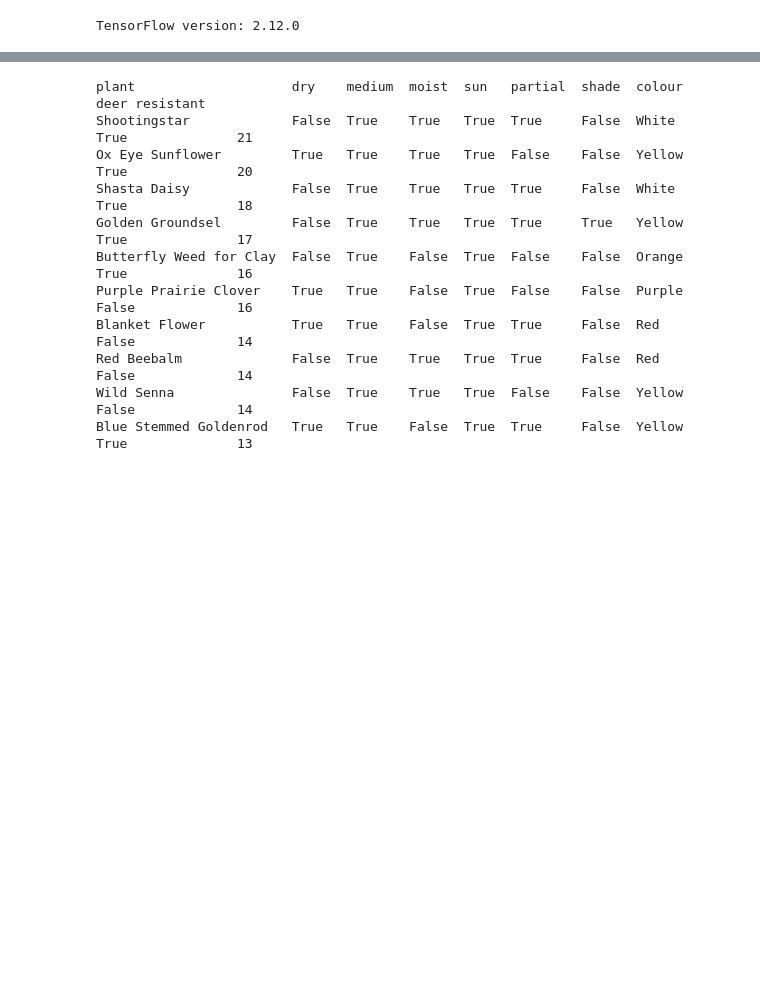
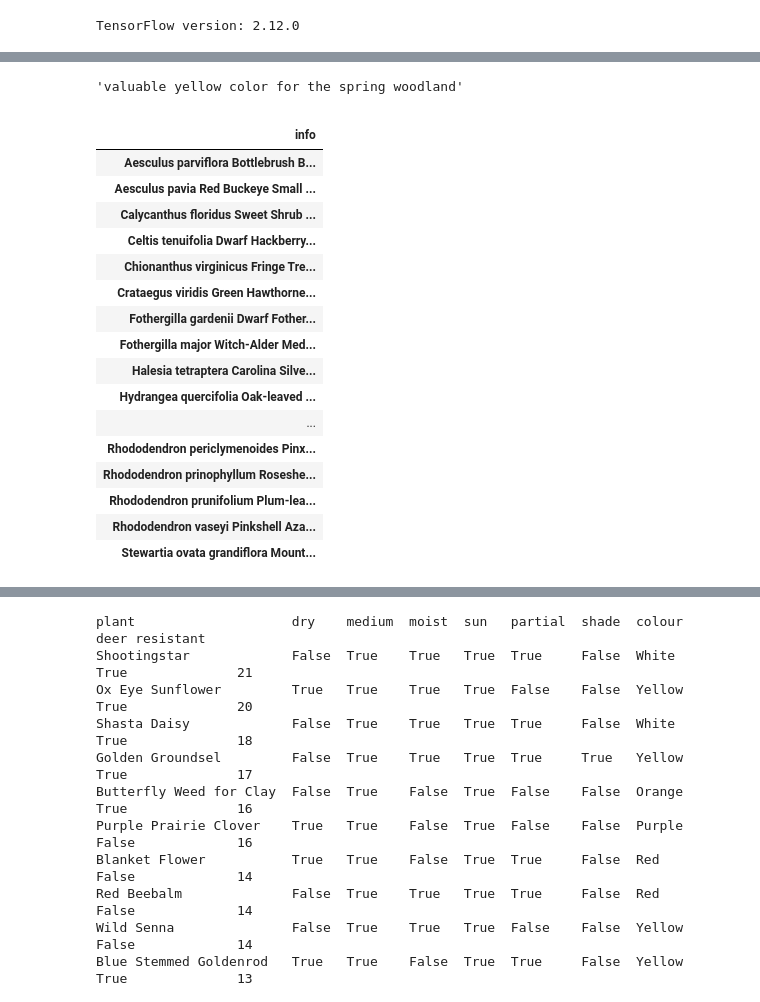
Before and after one commit to EHopper/garden_planner, a Jupyter notebook: garden_plan_tf.ipynb, the cells around one changed output, grey strips where cells are left out. Cells and saved outputs as stored; diff of their text form; code cells hidden in the pictures; blank space fills up the shorter version.

Commit message:
load in data from catskill native nursery

```diff
--- a/garden_plan_tf.ipynb
+++ b/garden_plan_tf.ipynb
@@ -26,0 +187,2 @@ TensorFlow version: 2.12.0
+# %%
+df = load_cnn_data()
@@ -27 +215,28 @@ TensorFlow version: 2.12.0
+# %%
+s = "Viola pubescens Downy Yellow Violet Clumper (1') Moist; Part sun/Shade Valuable yellow color for the spring woodland"
+pull_arbitrary_pattern(r'(?:\) (?:[a-z/;]* ){2})(?:.*(?:moist|dry|shade|sun))?;?(.*)', s)
+# %% [output]
+'valuable yellow color for the spring woodland'
+# %%
+s = "Chionanthus virginicus Fringe Tree Small tree (20') SE NA Spring flowers; Summer berries"
+df[if_native == False].groupby('info').count()
+# %% [output]
+|  |
+| info |
+| Aesculus parviflora Bottlebrush B... |
+| Aesculus pavia Red Buckeye Small ... |
+| Calycanthus floridus Sweet Shrub ... |
+| Celtis tenuifolia Dwarf Hackberry... |
+| Chionanthus virginicus Fringe Tre... |
+| Crataegus viridis Green Hawthorne... |
+| Fothergilla gardenii Dwarf Fother... |
+| Fothergilla major Witch-Alder Med... |
+| Halesia tetraptera Carolina Silve... |
+| Hydrangea quercifolia Oak-leaved ... |
+| ... |
+| Rhododendron periclymenoides Pinx... |
+| Rhododendron prinophyllum Roseshe... |
+| Rhododendron prunifolium Plum-lea... |
+| Rhododendron vaseyi Pinkshell Aza... |
+| Stewartia ovata grandiflora Mount... |
 # %%
```
Also changed, not shown: parts of 10 cells of this notebook, 5 other files.
